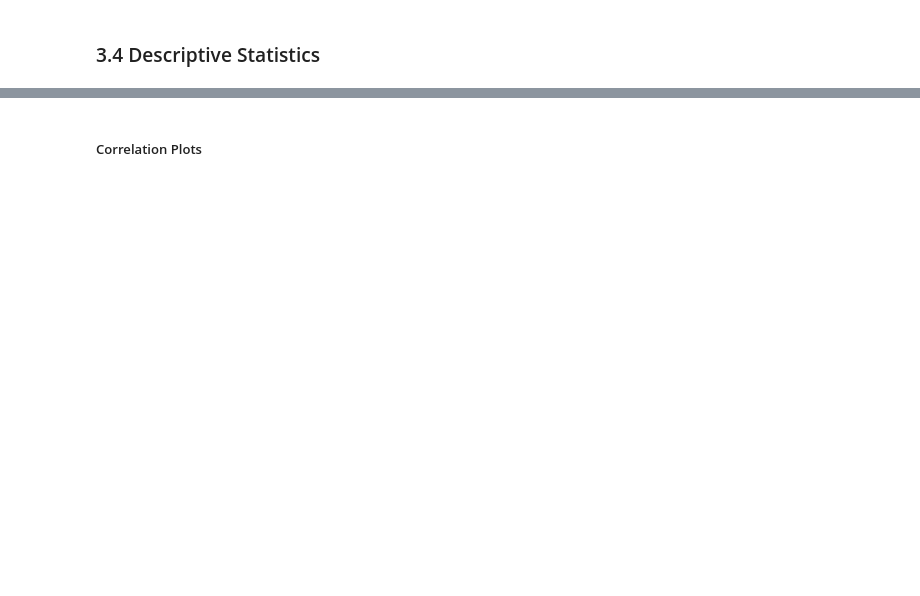
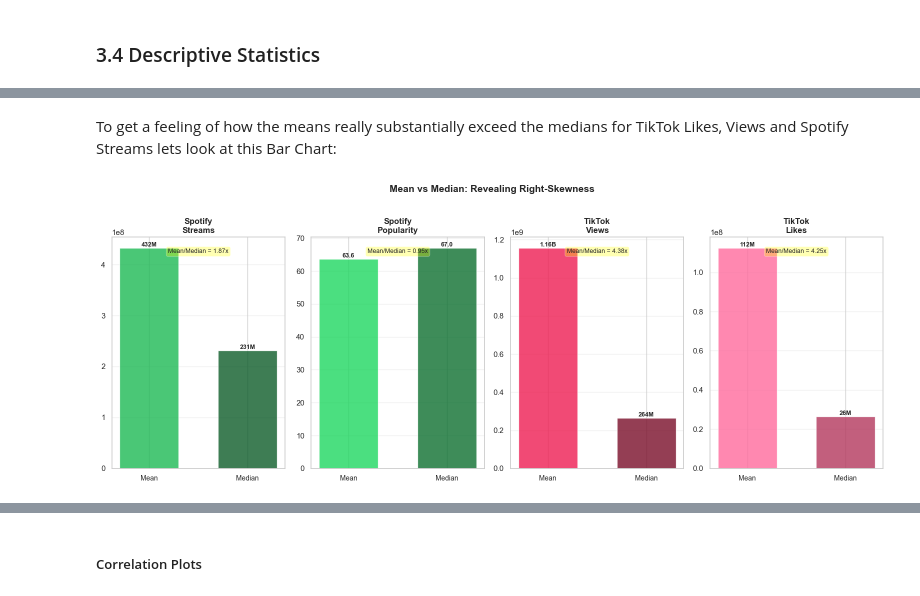
Before and after one commit to letti70033/spotify-tiktok-analysis, a Jupyter notebook: Notebook.ipynb, the cells around one changed output, grey strips where cells are left out. Drawn from its saved outputs; the diff is of its cells as text; code cells hidden in the pictures; blank space fills up the shorter version.

```diff
--- a/Notebook.ipynb
+++ b/Notebook.ipynb
@@ -701,0 +649,74 @@ Based on the descriptive statistics, several key patterns emerge:
+# %% [markdown]
+To get a feeling of how the means really substantially exceed the medians for TikTok Likes, Views and Spotify Streams lets look at this Bar Chart:
+# %%
+# Simple bar plot: Mean vs Median (shows Skewness)
+
+metrics = ['Spotify\nStreams', 'Spotify\nPopularity', 'TikTok\nViews', 'TikTok\nLikes']
+
+# Calculate means and medians
+means = [
+    spotify_songs['Spotify_Streams'].mean(),
+    spotify_songs['Spotify_Popularity'].mean(),
+    spotify_songs['TikTok_Views'].mean(),
+    spotify_songs['TikTok_Likes'].mean()
+]
+
+medians = [
+    spotify_songs['Spotify_Streams'].median(),
+    spotify_songs['Spotify_Popularity'].median(),
+    spotify_songs['TikTok_Views'].median(),
+    spotify_songs['TikTok_Likes'].median()
+]
+
+# Create figure
+fig, axes = plt.subplots(1, 4, figsize=(16, 6))
+
+colors_mean = ['#1DB954', '#1ED760', '#EE1D52', '#FF6B9D']
+colors_median = ['#0d5c29', '#0d7030', '#7a0e29', '#b3375d']
+
+for i, (ax, metric) in enumerate(zip(axes, metrics)):
+    # Bar positions
+    x = [0, 1]
+    heights = [means[i], medians[i]]
+
+    # Create bars
+    bars = ax.bar(x, heights, color=[colors_mean[i], colors_median[i]],
+                   alpha=0.8, width=0.6)
+
+    # Labels
+    ax.set_xticks(x)
+    ax.set_xticklabels(['Mean', 'Median'], fontsize=10)
+    ax.set_title(metric, fontsize=12, fontweight='bold')
+
+    # Y-axis formatting
+    if i != 1:  # Not Popularity
+        ax.ticklabel_format(style='scientific', axis='y', scilimits=(0,0))
+
+    # Add value labels on bars
+    for j, (bar, val) in enumerate(zip(bars, heights)):
+        height = bar.get_height()
+        if i == 1:  # Popularity
+            ax.text(bar.get_x() + bar.get_width()/2., height,
+                   f'{val:.1f}',
+                   ha='center', va='bottom', fontsize=9, fontweight='bold')
+        else:
+            ax.text(bar.get_x() + bar.get_width()/2., height,
+                   f'{val/1e6:.0f}M' if val < 1e9 else f'{val/1e9:.2f}B',
+                   ha='center', va='bottom', fontsize=9, fontweight='bold')
+
+    # Show ratio
+    ratio = means[i] / medians[i]
+    ax.text(0.5, 0.95, f'Mean/Median = {ratio:.2f}x',
+           transform=ax.transAxes, ha='center', va='top',
+           fontsize=9, bbox=dict(boxstyle='round', facecolor='yellow', alpha=0.3))
+
+    ax.grid(True, alpha=0.3, axis='y')
+
+plt.suptitle('Mean vs Median: Revealing Right-Skewness',
+             fontsize=14, fontweight='bold', y=1.02)
+
+plt.tight_layout()
+plt.savefig('mean_vs_median_comparison.png', dpi=300, bbox_inches='tight')
+plt.show()
+# %% [output]
+[figure, added]
```
Also changed, not shown: parts of 75 cells of this notebook, 8 other files.
